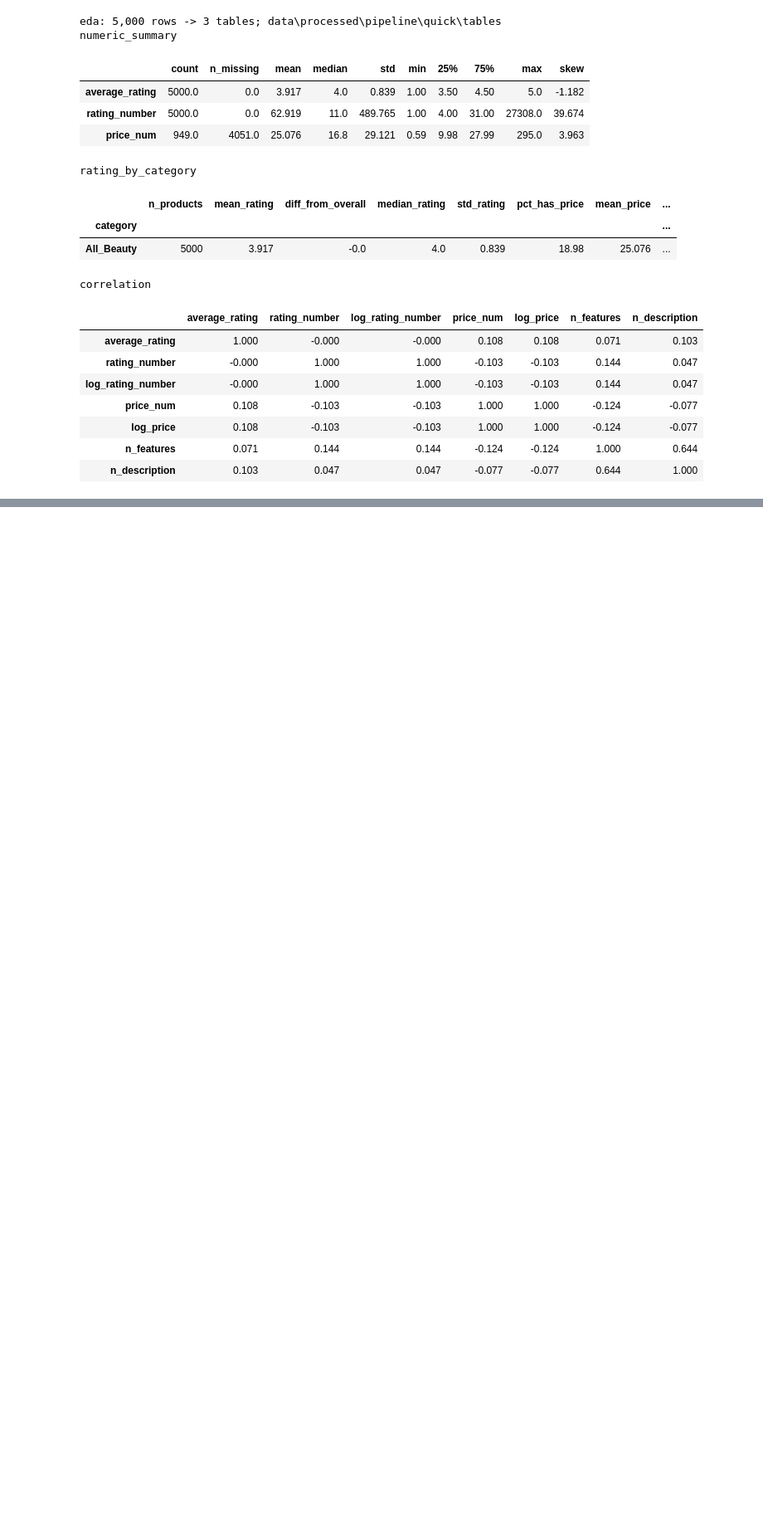
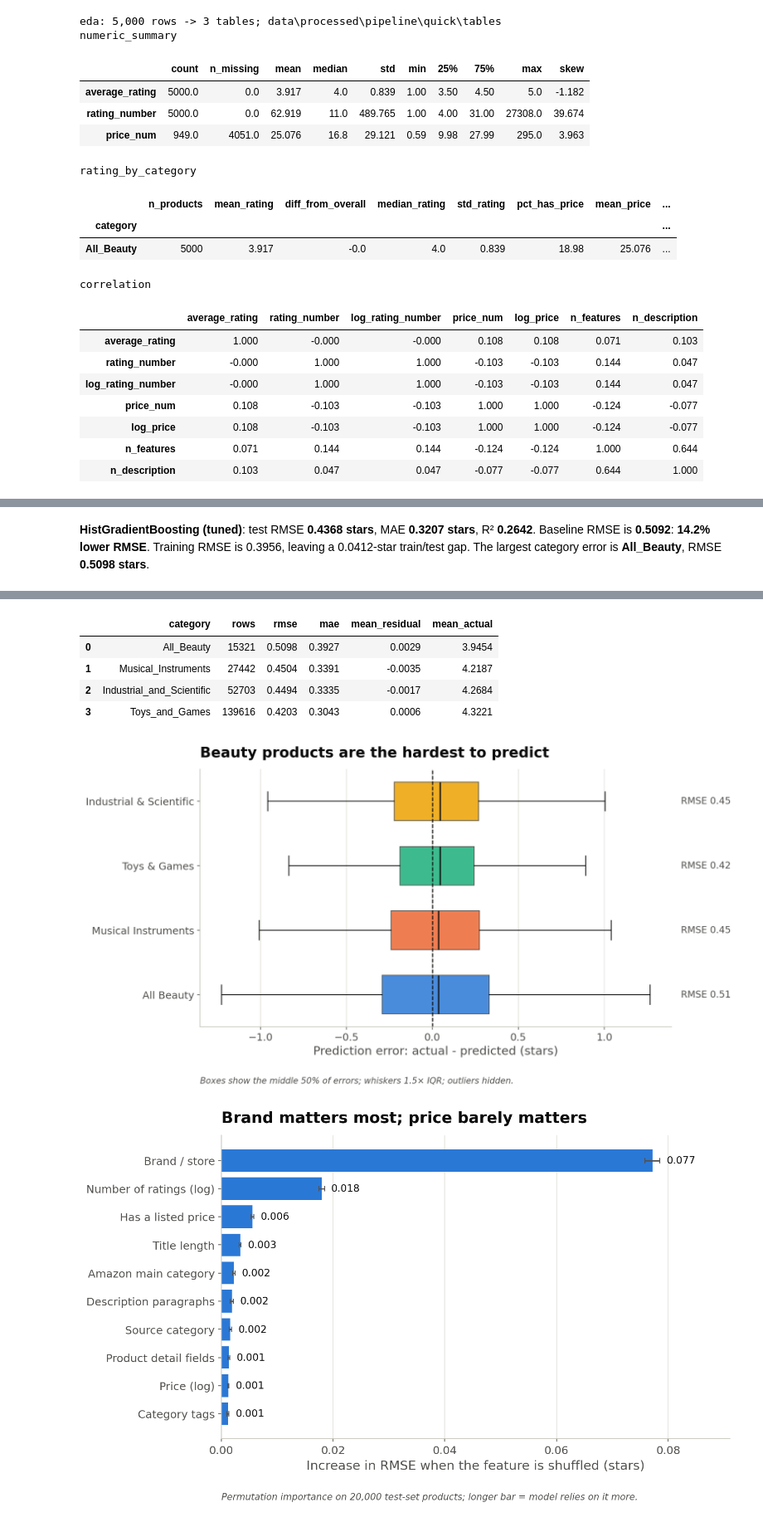
Before and after one commit to Anthonydavidperez1/CAP_3764_2026_Fall_Team_6, a Jupyter notebook: notebooks/00_main_project.ipynb, the cells around one changed output, grey strips where cells are left out. Shown at 83% size. Saved outputs shown, nothing was run; the diff lists cells and outputs as text; code cells hidden in the pictures; blank space fills up the shorter version.

```diff
--- a/notebooks/00_main_project.ipynb
+++ b/notebooks/00_main_project.ipynb
@@ -139,0 +173,25 @@ Next: integrate P2 features/split, P3 model evaluation and P4 model charts in P1
+# %%
+from IPython.display import Markdown
+
+held_out = test_results.loc[test_results["split"] == "test"]
+baseline = held_out.loc[held_out["model"].str.contains("Baseline")].iloc[0]
+best = held_out.loc[~held_out["model"].str.contains("Baseline")].iloc[0]
+train = test_results.loc[(test_results["split"] == "train") &
+                         (test_results["model"] == best["model"])].iloc[0]
+importance = pd.read_csv(model_results["importance"])
+category_errors = pd.read_csv(model_results["by_category"])
+worst = category_errors.sort_values("rmse", ascending=False).iloc[0]
+improvement = 100 * (1 - best["rmse"] / baseline["rmse"])
+display(Markdown(
+    f"**{best['model']}**: test RMSE **{best['rmse']:.4f} stars**, "
+    f"MAE **{best['mae']:.4f} stars**, R² **{best['r2']:.4f}**. "
+    f"Baseline RMSE is **{baseline['rmse']:.4f}**: **{improvement:.1f}% lower RMSE**. "
+    f"Training RMSE is {train['rmse']:.4f}, leaving a "
+    f"{best['rmse'] - train['rmse']:.4f}-star train/test gap. "
+    f"The largest category error is **{worst['category']}**, RMSE **{worst['rmse']:.4f} stars**."))
+display(importance.head(5))
+display(category_errors)
+for name in ["10_residuals_by_category.png", "11_feature_importance.png"]:
+    display(Image(filename=str(figures_by_name[name]), width=850))
+# %% [output]
+**HistGradientBoosting (tuned)**: test RMSE **0.4368 stars**, MAE **0.3207 stars**, R² **0.2642**. Baseline RMSE is **0.5092**: **14.2% lower RMSE**. Training RMSE is 0.3956, leaving a 0.0412-star train/test gap. The largest category error is **All_Beauty**, RMSE **0.5098 stars**.
@@ -139,0 +204,7 @@ Next: integrate P2 features/split, P3 model evaluation and P4 model charts in P1
+|  | category | rows | rmse | mae | mean_residual | mean_actual |
+| 0 | All_Beauty | 15321 | 0.5098 | 0.3927 | 0.0029 | 3.9454 |
+| 1 | Musical_Instruments | 27442 | 0.4504 | 0.3391 | -0.0035 | 4.2187 |
+| 2 | Industrial_and_Scientific | 52703 | 0.4494 | 0.3335 | -0.0017 | 4.2684 |
+| 3 | Toys_and_Games | 139616 | 0.4203 | 0.3043 | 0.0006 | 4.3221 |
+[figure, added]
+[figure, added]
```
Also changed, not shown: parts of 22 cells of this notebook, 3 other files.
